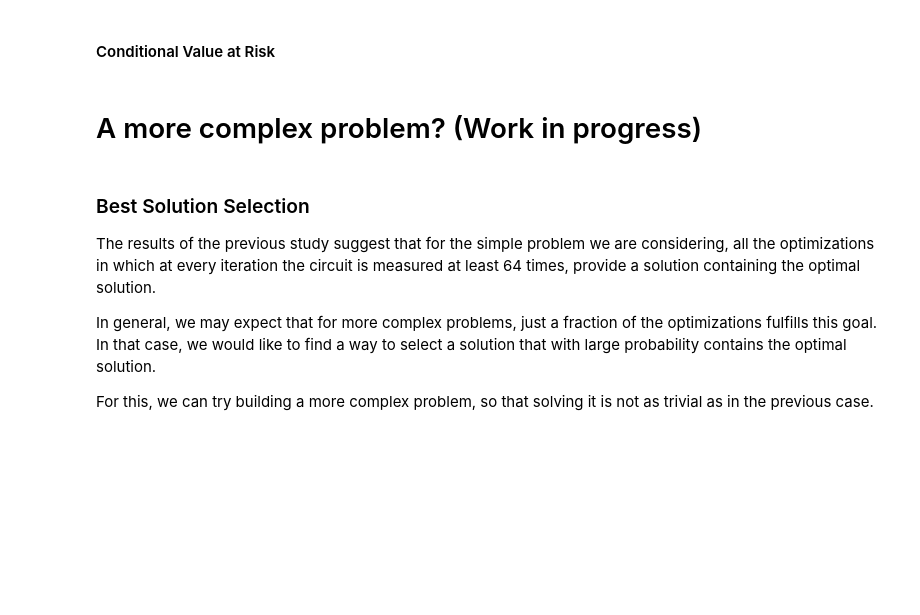
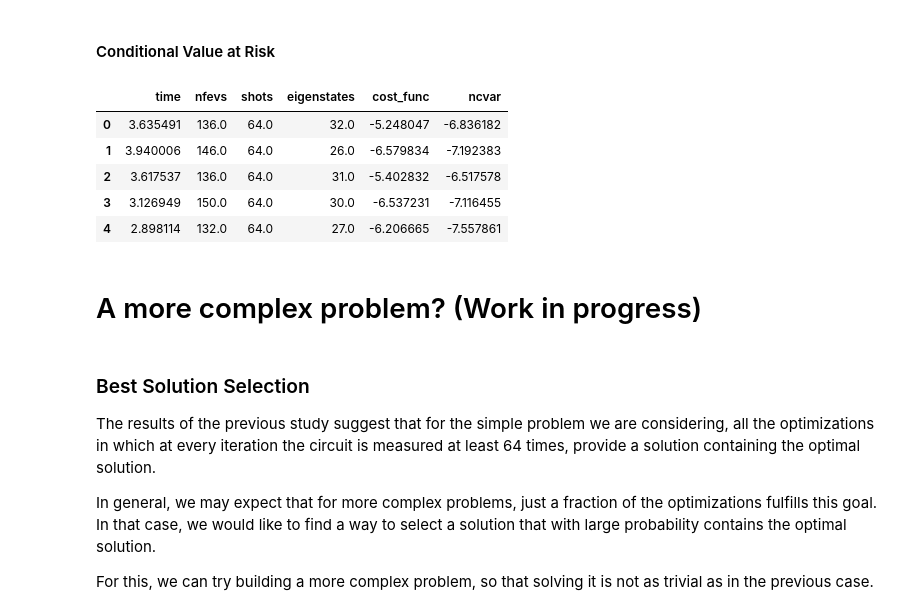
Before and after one commit to NTrevisani/DataScienceMaster, a Jupyter notebook: TFM/MaxCut/Max_Cut.ipynb, the cells around one changed output. Cells and saved outputs as stored; diff of their text form; code cells hidden in the pictures; blank space fills up the shorter version.

```diff
--- a/TFM/MaxCut/Max_Cut.ipynb
+++ b/TFM/MaxCut/Max_Cut.ipynb
@@ -1410,35 +1641,2 @@ plt.savefig(plot_name + '.pdf')
 # %% [markdown]
 #### Conditional Value at Risk
-# %%
-# CVaR definition
-
-def CVaR(results, weights, alpha):
-    # the eigenstates obtained by the evaluation of the circuit
-    eigenstates = list(results.keys())
-
-    # eigenstate-eigenvalue dictionary
-    eigen_dict = {}
-    for k in range(len(eigenstates)):
-        # ndarray of the digits extracted from the eigenstate string
-        x = np.array([int(num) for num in eigenstates[k]])
-        eigen_dict[eigenstates[k]] = -x.dot(W.dot(1-x))
-
-    # Sort dictionary by value
-    # https://stackoverflow.com/questions/613183/how-do-i-sort-a-dictionary-by-value
-    eigen_dict_sorted = {q: v for q, v in sorted(eigen_dict.items(), key = lambda item: item[1])}
-
-    # how many times each eigenstate has been sampled
-    abundancies = list(results.values())
-
-    # number of shots
-    shots = sum(results.values())
-
-    # initialize the conditional value
-    cv = 0
-    df = pd.DataFrame.from_dict(results, orient = 'index')
-    #df['abundancies'] =
-    df.
-
-    return df# eigen_dict_sorted
-
-CVaR(scan[0][1], W, 0.5)
@@ -1473,3 +1703,19 @@ def cost_function_C(results, weights):
+# %%
+# Create list of CVaR
+ncvar = np.array([])
+for i in range(len(scan)):
+    ncvar = np.append(ncvar, cv_a_r(scan[i][1], W, 0.5))
+# print(ncvar)
+# %%
+df["ncvar"] = ncvar
+df.head(5)
+# %% [output]
+|  | time | nfevs | shots | eigenstates | cost_func | ncvar |
+| 0 | 3.635491 | 136.0 | 64.0 | 32.0 | -5.248047 | -6.836182 |
+| 1 | 3.940006 | 146.0 | 64.0 | 26.0 | -6.579834 | -7.192383 |
+| 2 | 3.617537 | 136.0 | 64.0 | 31.0 | -5.402832 | -6.517578 |
+| 3 | 3.126949 | 150.0 | 64.0 | 30.0 | -6.537231 | -7.116455 |
+| 4 | 2.898114 | 132.0 | 64.0 | 27.0 | -6.206665 | -7.557861 |
 # %% [markdown]
 # A more complex problem? (Work in progress)
 # %% [markdown]
```
Also changed, not shown: parts of 40 cells of this notebook, 2 other files.
